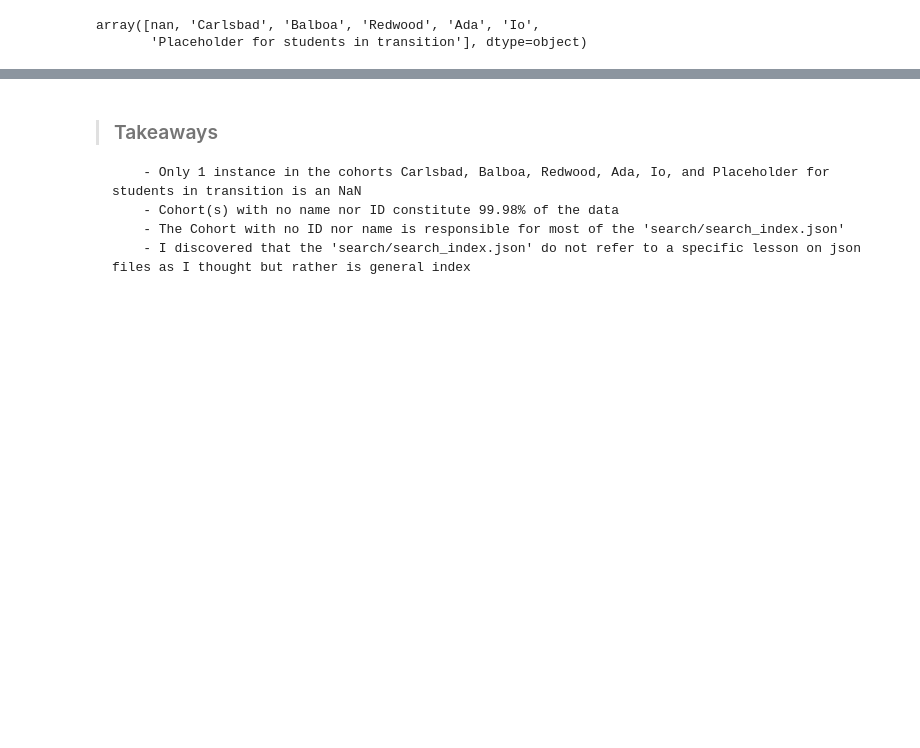
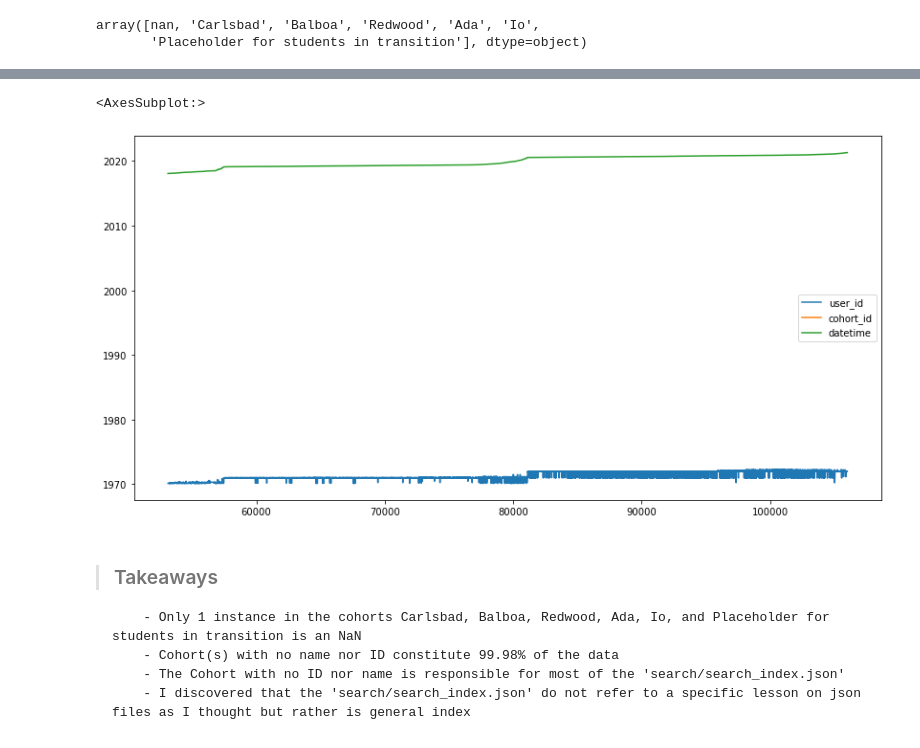
Before and after one commit to AACKV/anomaly_detection_project, a Jupyter notebook: arsenes_scratch_notebook.ipynb, the cells around one changed output, grey strips where cells are left out. Drawn from its saved outputs; the diff is of its cells as text; code cells hidden in the pictures; blank space fills up the shorter version.

```diff
--- a/arsenes_scratch_notebook.ipynb
+++ b/arsenes_scratch_notebook.ipynb
@@ -456,3 +467,20 @@ value_counts_and_frequencies(nan_id_cohort.name)
+# %%
+nan_id_cohort.plot(figsize=(14, 7))
+
+# fig = px.bar(nan_id_cohort, x='datetime', y='cohort_id')
+# fig.show()
+
+# nan_id_cohort.plot(kind='bar')
+
+# fig = go.Figure([go.Scatter(x=df['Date'], y=df['AAPL.High'])])
+# fig.show()
+
+# df = px.data.stocks(indexed=True)-1
+# fig = px.bar(df, x=df.index, y="GOOG")
+# fig.show()
+# %% [output]
+<AxesSubplot:>
+[figure, added]
 # %% [markdown]
 >### Takeaways
 
```
Also changed, not shown: parts of 26 cells of this notebook.
